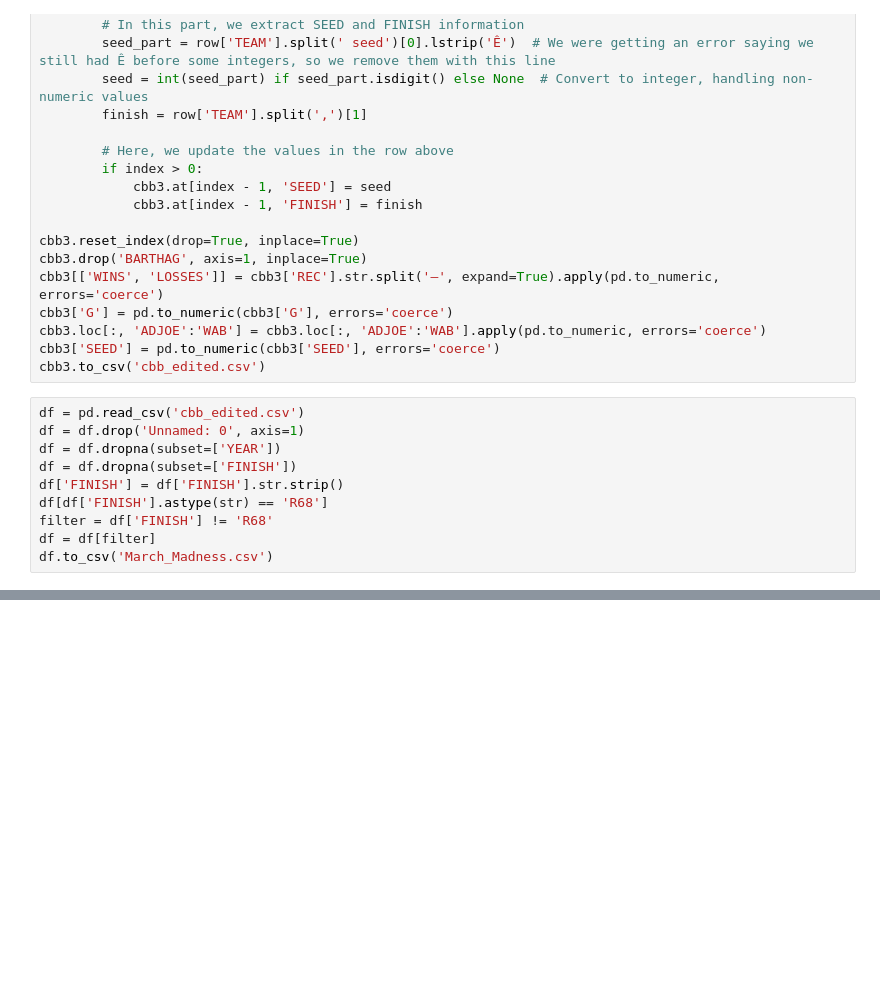
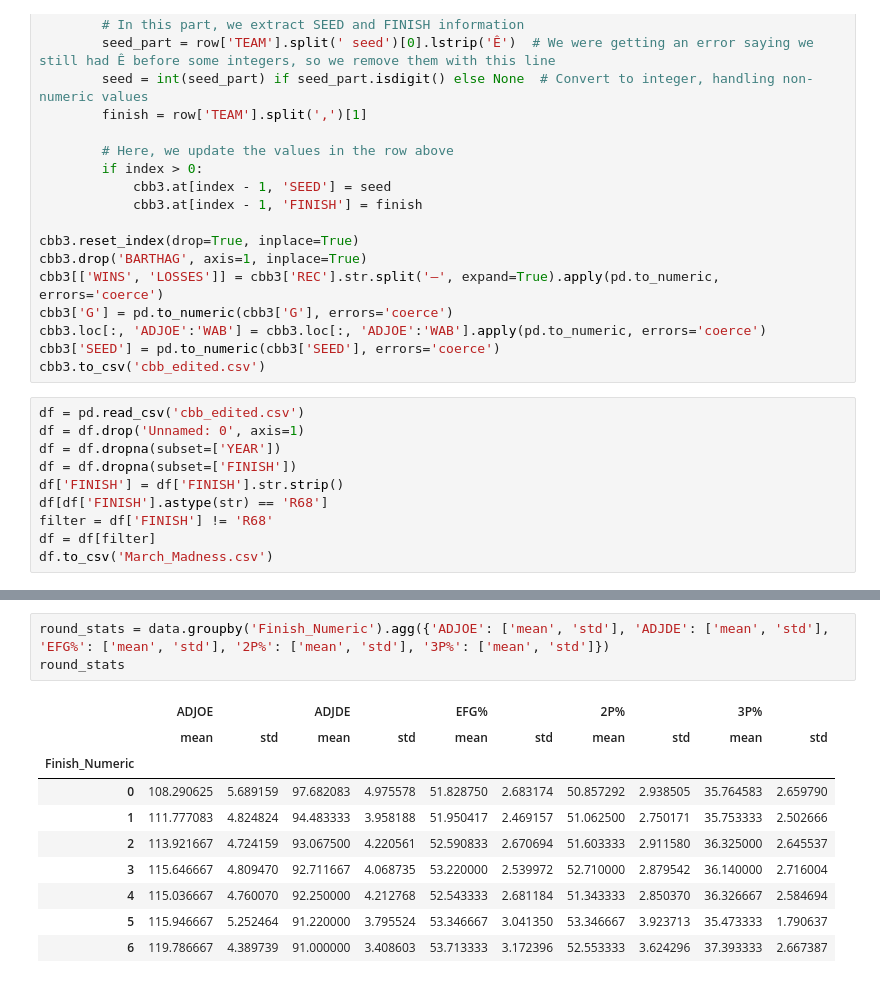
Before and after one commit to Edubs2003/MarchMadness, a Jupyter notebook: Ethan.ipynb, the cells around one changed output, grey strips where cells are left out. Drawn from its saved outputs; the diff is of its cells as text; blank space fills up the shorter version.

```diff
--- a/Ethan.ipynb
+++ b/Ethan.ipynb
@@ -41,0 +114,14 @@ df.to_csv('March_Madness.csv')
+# %%
+round_stats = data.groupby('Finish_Numeric').agg({'ADJOE': ['mean', 'std'], 'ADJDE': ['mean', 'std'], 'EFG%': ['mean', 'std'], '2P%': ['mean', 'std'], '3P%': ['mean', 'std']})
+round_stats
+# %% [output]
+|  | ADJOE |  | ADJDE |  | EFG% |  | 2P% |  | 3P% |  |
+|  | mean | std | mean | std | mean | std | mean | std | mean | std |
+| Finish_Numeric |  |  |  |  |  |  |  |  |  |  |
+| 0 | 108.290625 | 5.689159 | 97.682083 | 4.975578 | 51.828750 | 2.683174 | 50.857292 | 2.938505 | 35.764583 | 2.659790 |
+| 1 | 111.777083 | 4.824824 | 94.483333 | 3.958188 | 51.950417 | 2.469157 | 51.062500 | 2.750171 | 35.753333 | 2.502666 |
+| 2 | 113.921667 | 4.724159 | 93.067500 | 4.220561 | 52.590833 | 2.670694 | 51.603333 | 2.911580 | 36.325000 | 2.645537 |
+| 3 | 115.646667 | 4.809470 | 92.711667 | 4.068735 | 53.220000 | 2.539972 | 52.710000 | 2.879542 | 36.140000 | 2.716004 |
+| 4 | 115.036667 | 4.760070 | 92.250000 | 4.212768 | 52.543333 | 2.681184 | 51.343333 | 2.850370 | 36.326667 | 2.584694 |
+| 5 | 115.946667 | 5.252464 | 91.220000 | 3.795524 | 53.346667 | 3.041350 | 53.346667 | 3.923713 | 35.473333 | 1.790637 |
+| 6 | 119.786667 | 4.389739 | 91.000000 | 3.408603 | 53.713333 | 3.172396 | 52.553333 | 3.624296 | 37.393333 | 2.667387 |
```
Also changed, not shown: parts of 6 cells of this notebook.
